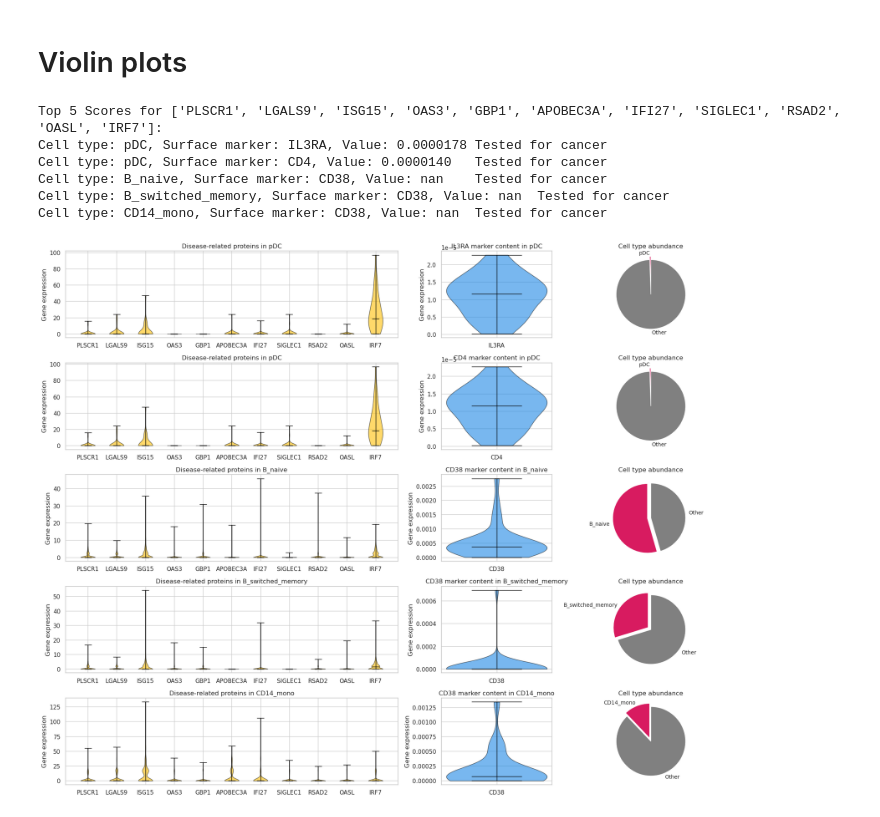
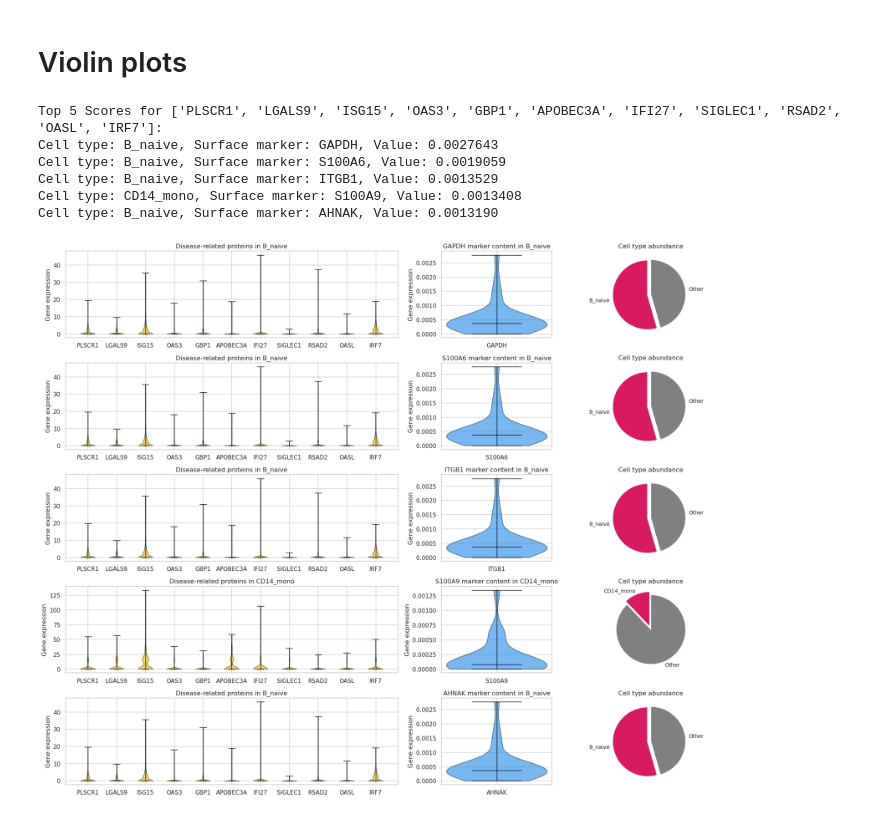
Before and after one commit to Norange01/scRNA-seq_Analysis, a Jupyter notebook: CAR T-Cell Therapy Target Assessment.ipynb, the cells around one changed output. Cells and saved outputs as stored; diff of their text form; code cells hidden in the pictures.

```diff
--- a/CAR T-Cell Therapy Target Assessment.ipynb
+++ b/CAR T-Cell Therapy Target Assessment.ipynb
@@ -599,7 +400,7 @@ import seaborn as sns
 import pandas as pd
 import numpy as np
 
-only_famous_targets=True
+only_famous_targets=False
 
 # Assuming the necessary variables (adata, cellMatrix, cellTypes, surf_markers, etc.) are defined elsewhere
 
@@ -650,36 +451,36 @@ for col, idx, val in top_info:
     axs[i, 1].set_xticks([1])
     axs[i, 1].set_xticklabels([idx])
     axs[i, 1].set_title(idx + " marker content in " + col)
     axs[i, 1].set_ylabel("Gene expression")
 
     for pc in violin_parts_2['bodies']:
         pc.set_facecolor('#1E88E5')
         pc.set_edgecolor('black')
         pc.set_alpha(0.6)
 
     for partname in ('cbars', 'cmins', 'cmaxes', 'cmedians'):
         vp = violin_parts_2[partname]
         vp.set_edgecolor('black')
         vp.set_linewidth(1)
 
     # Plot the pie chart
     piechart = axs[i, 2].pie([sums_norm[cellTypes.index(col)], 1 - sums_norm[cellTypes.index(col)]],
                              labels=[col, "Other"], colors=['#D81B60', 'grey'],
                              startangle=90, explode=[0.1, 0],
                              textprops={'size': 'smaller'})
     axs[i, 2].set_title("Cell type abundance")
 
     print(f"Cell type: {col}, Surface marker: {idx}, Value: {val:.7f}" + repurp)
     i += 1
 
 plt.tight_layout()
 plt.show()
 fig.savefig(dataset + "_" + upregProt + "_violin.png")
 # %% [output]
 Top 5 Scores for ['PLSCR1', 'LGALS9', 'ISG15', 'OAS3', 'GBP1', 'APOBEC3A', 'IFI27', 'SIGLEC1', 'RSAD2', 'OASL', 'IRF7']:
-Cell type: pDC, Surface marker: IL3RA, Value: 0.0000178 Tested for cancer
-Cell type: pDC, Surface marker: CD4, Value: 0.0000140   Tested for cancer
-Cell type: B_naive, Surface marker: CD38, Value: nan    Tested for cancer
-Cell type: B_switched_memory, Surface marker: CD38, Value: nan  Tested for cancer
-Cell type: CD14_mono, Surface marker: CD38, Value: nan  Tested for cancer
+Cell type: B_naive, Surface marker: GAPDH, Value: 0.0027643
+Cell type: B_naive, Surface marker: S100A6, Value: 0.0019059
+Cell type: B_naive, Surface marker: ITGB1, Value: 0.0013529
+Cell type: CD14_mono, Surface marker: S100A9, Value: 0.0013408
+Cell type: B_naive, Surface marker: AHNAK, Value: 0.0013190
-[figure, old version]
+[figure, new version]
```
Also changed, not shown: parts of 26 cells of this notebook.
